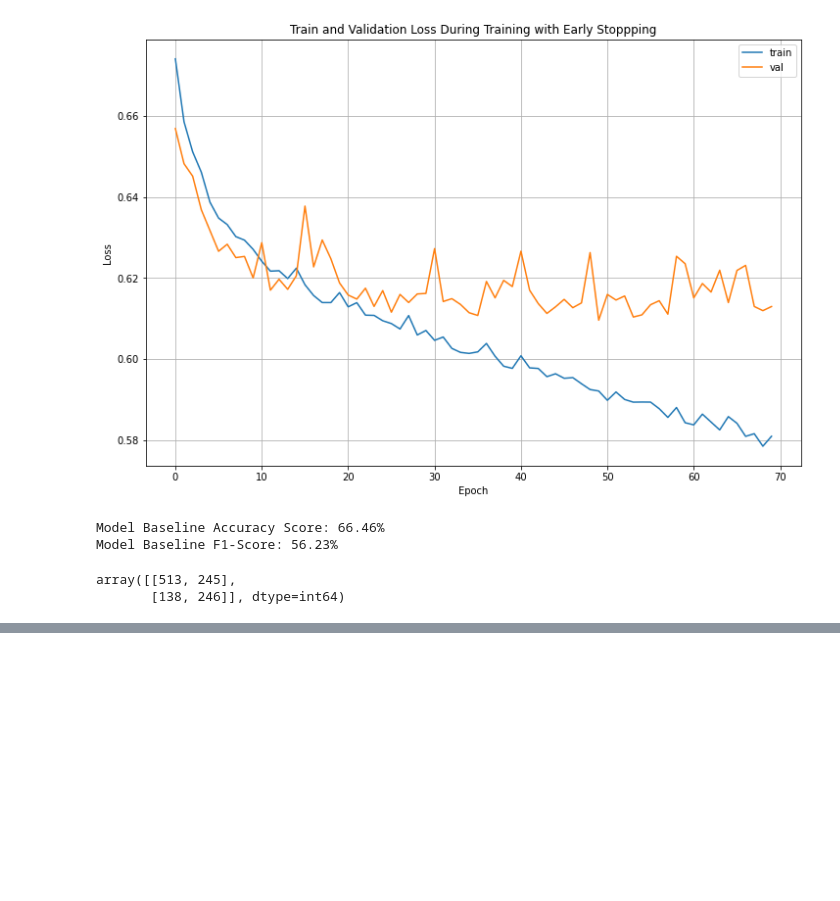
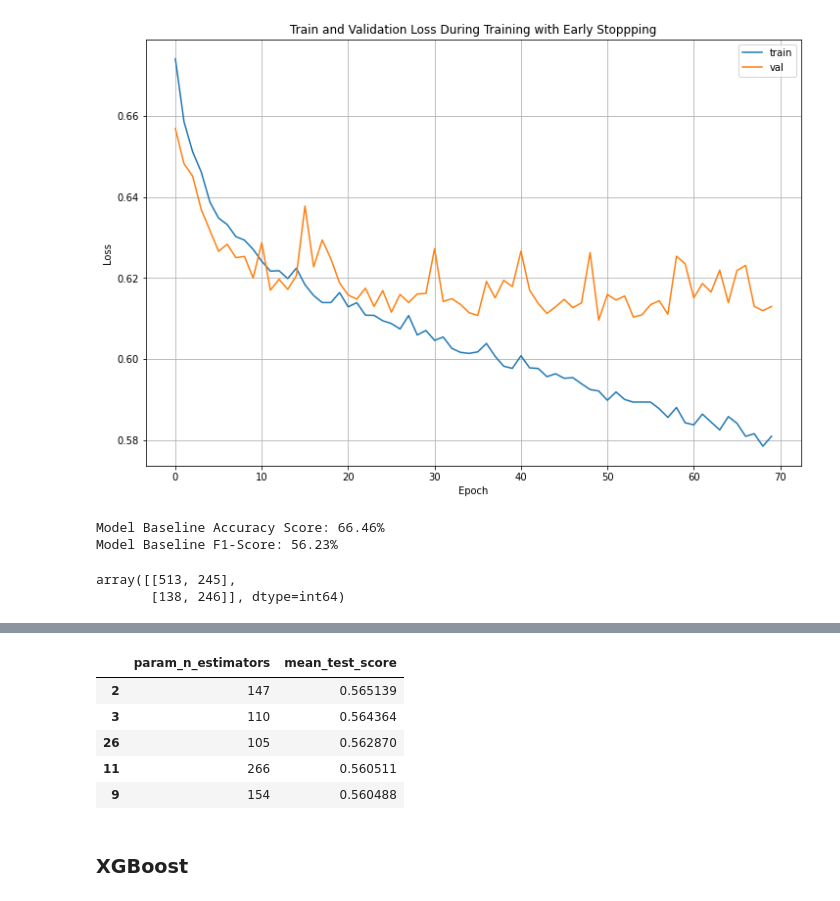
Before and after one commit to AustinYunker/Twitter-Prediction, a Jupyter notebook: Word2Vec Models.ipynb, the cells around one changed output, grey strips where cells are left out. Saved outputs shown, nothing was run; the diff lists cells and outputs as text; code cells hidden in the pictures; blank space fills up the shorter version.

```diff
--- a/Word2Vec Models.ipynb
+++ b/Word2Vec Models.ipynb
@@ -317,0 +378,15 @@ array([[513, 245],
+# %%
+#Save the results
+rf_rnd_search_df = pd.DataFrame(rf_rnd_search_cv.cv_results_)
+tuned_params = ["param_n_estimators", "mean_test_score"]
+#Rank by score
+rf_rnd_search_df[tuned_params].sort_values(by = "mean_test_score", ascending = False).head()
+# %% [output]
+|  | param_n_estimators | mean_test_score |
+| 2 | 147 | 0.565139 |
+| 3 | 110 | 0.564364 |
+| 26 | 105 | 0.562870 |
+| 11 | 266 | 0.560511 |
+| 9 | 154 | 0.560488 |
+# %% [markdown]
+### XGBoost
```
Also changed, not shown: parts of 18 cells of this notebook.
